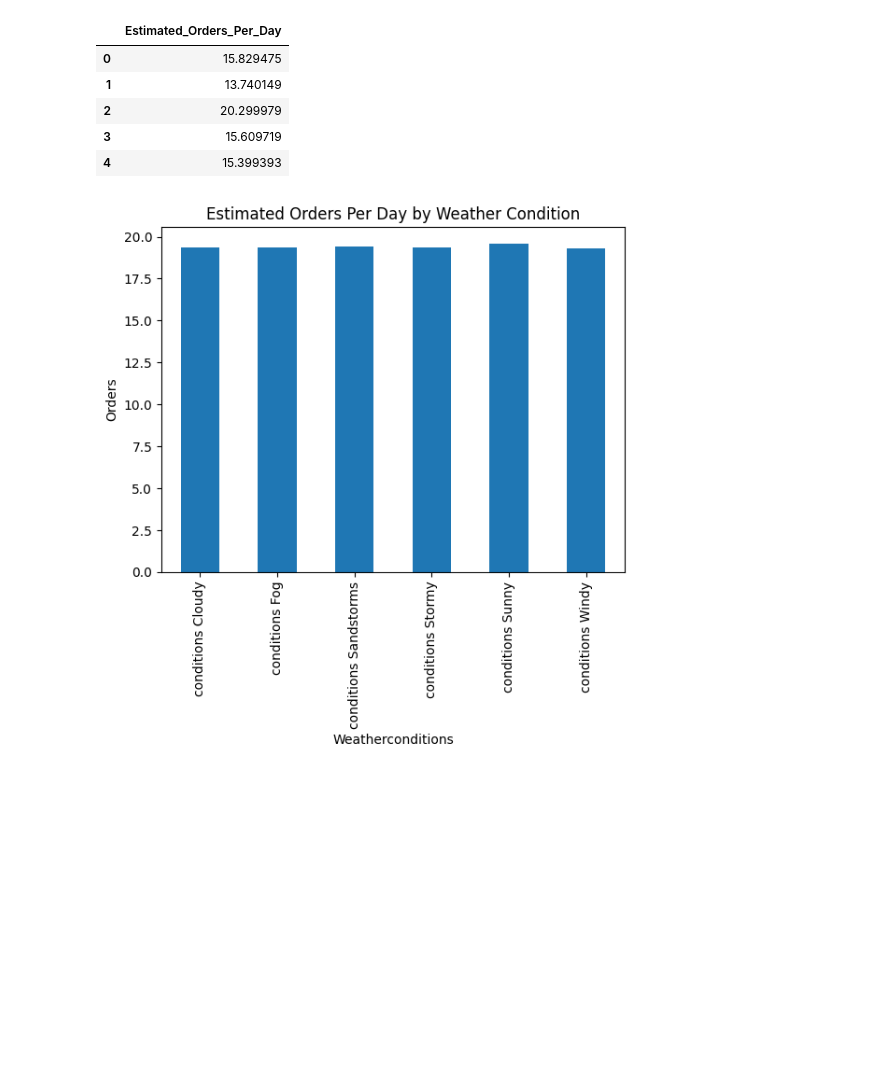
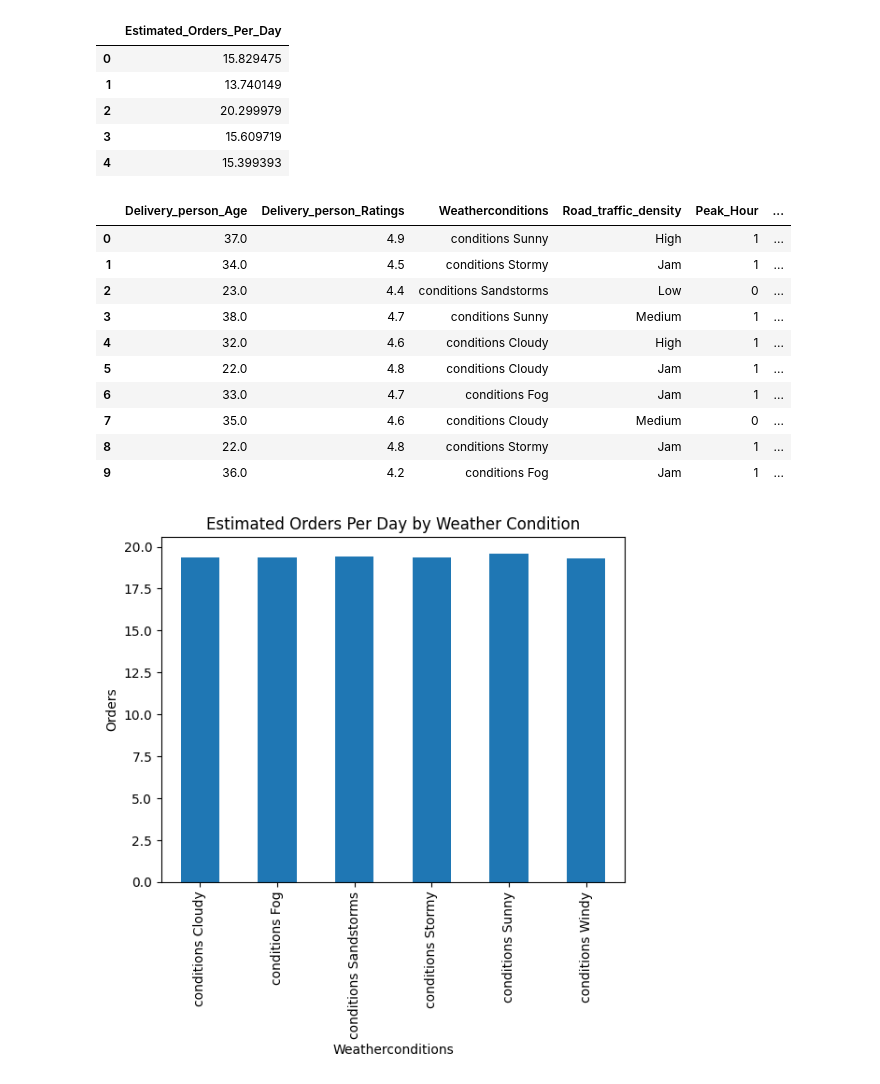
Before and after one commit to logansivam/Testing, a Jupyter notebook: DMDW_Project.ipynb, the cells around one changed output. Cells and saved outputs as stored; diff of their text form; code cells hidden in the pictures; blank space fills up the shorter version.

```diff
--- a/DMDW_Project.ipynb
+++ b/DMDW_Project.ipynb
@@ -271,6 +241,28 @@ df[['Estimated_Orders_Per_Day']].head()
 | 2 | 20.299979 |
 | 3 | 15.609719 |
 | 4 | 15.399393 |
+# %%
+# Show final output for drivers
+df[[
+    'Delivery_person_Age',
+    'Delivery_person_Ratings',
+    'Weatherconditions',
+    'Road_traffic_density',
+    'Peak_Hour',
+    'Estimated_Orders_Per_Day'
+]].head(10)
+# %% [output]
+|  | Delivery_person_Age | Delivery_person_Ratings | Weatherconditions | Road_traffic_density | Peak_Hour | ... |
+| 0 | 37.0 | 4.9 | conditions Sunny | High | 1 | ... |
+| 1 | 34.0 | 4.5 | conditions Stormy | Jam | 1 | ... |
+| 2 | 23.0 | 4.4 | conditions Sandstorms | Low | 0 | ... |
+| 3 | 38.0 | 4.7 | conditions Sunny | Medium | 1 | ... |
+| 4 | 32.0 | 4.6 | conditions Cloudy | High | 1 | ... |
+| 5 | 22.0 | 4.8 | conditions Cloudy | Jam | 1 | ... |
+| 6 | 33.0 | 4.7 | conditions Fog | Jam | 1 | ... |
+| 7 | 35.0 | 4.6 | conditions Cloudy | Medium | 0 | ... |
+| 8 | 22.0 | 4.8 | conditions Stormy | Jam | 1 | ... |
+| 9 | 36.0 | 4.2 | conditions Fog | Jam | 1 | ... |
 # %%
 # 8. Insights and Visualization
 import matplotlib.pyplot as plt
```
Also changed, not shown: parts of 24 cells of this notebook.
